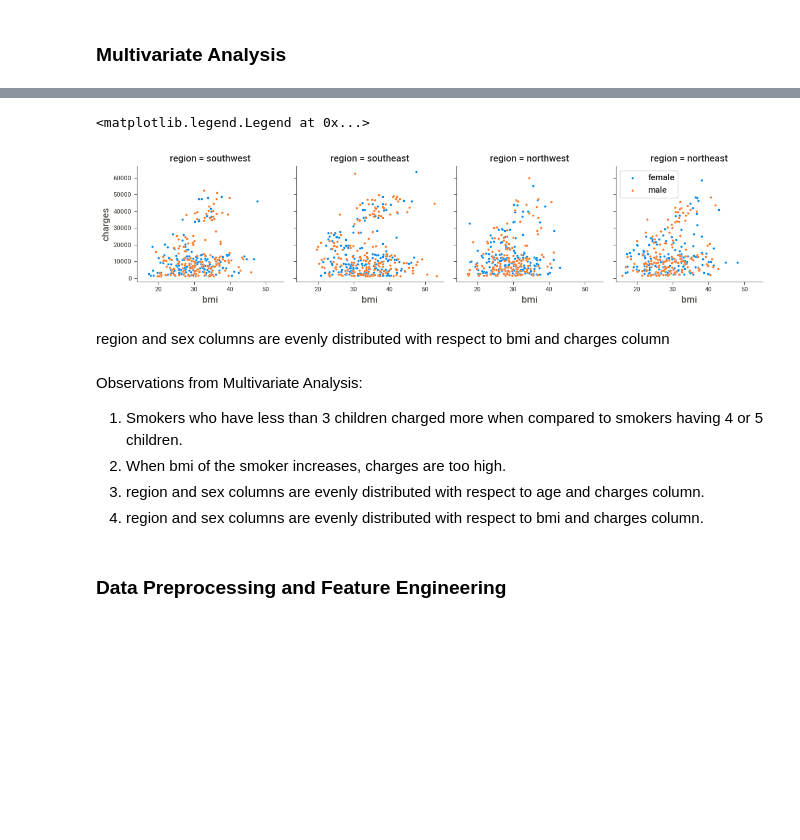
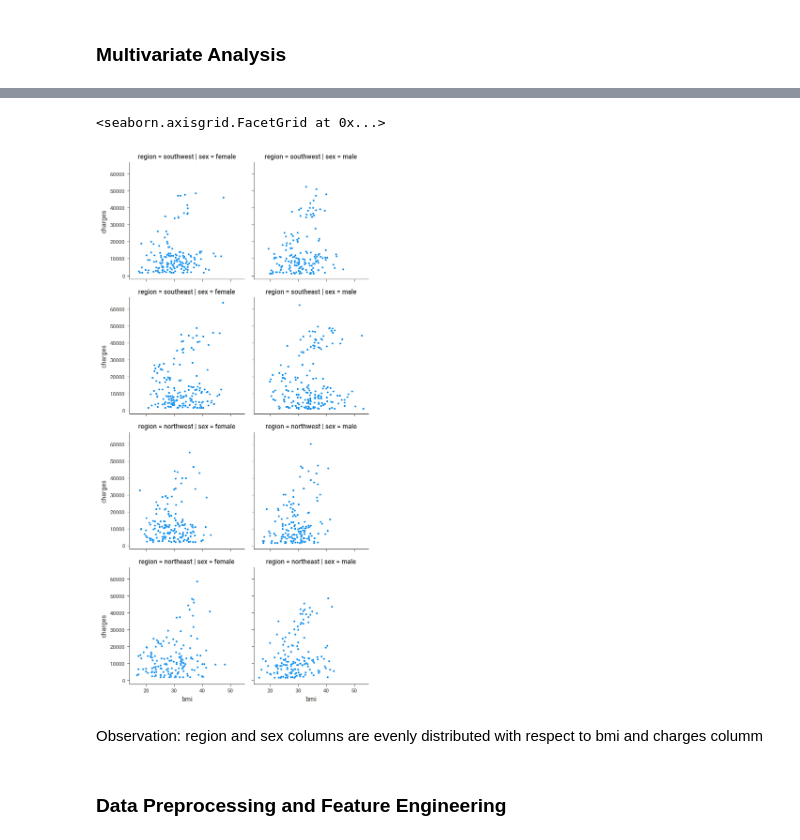
Before and after one commit to rajasinghj37/Insurance-Cost-Prediction, a Jupyter notebook: PRCP-1021-InsCostPred.ipynb, the cells around one changed output, grey strips where cells are left out. Cells and saved outputs as stored; diff of their text form; code cells hidden in the pictures; blank space fills up the shorter version.

```diff
--- a/PRCP-1021-InsCostPred.ipynb
+++ b/PRCP-1021-InsCostPred.ipynb
@@ -230,18 +223,12 @@ region and sex columns are evenly distributed with respect to age and charges co
 # %%
-g = sns.FacetGrid(insurance_dataset, hue="sex",  col="region")
+g = sns.FacetGrid(insurance_dataset, col="sex",  row="region")
 g.map(sns.scatterplot, "bmi", "charges")
-plt.legend()
 # %% [output]
-<matplotlib.legend.Legend at 0x...>
+<seaborn.axisgrid.FacetGrid at 0x...>
-[figure, old version]
+[figure, new version]
 # %% [markdown]
-region and sex columns are evenly distributed with respect to bmi and charges column
+Observation:
+    region and sex columns are evenly distributed with respect to bmi and charges columm
-# %% [markdown]
-Observations from Multivariate Analysis:
-1. Smokers who have less than 3 children charged more when compared to smokers having 4 or 5 children.
-2. When bmi of the smoker increases, charges are too high.
-3. region and sex columns are evenly distributed with respect to age and charges column.
-4. region and sex columns are evenly distributed with respect to bmi and charges column.
 # %% [markdown]
 ### Data Preprocessing and Feature Engineering
 # %%
```
Also changed, not shown: parts of 134 cells of this notebook.
